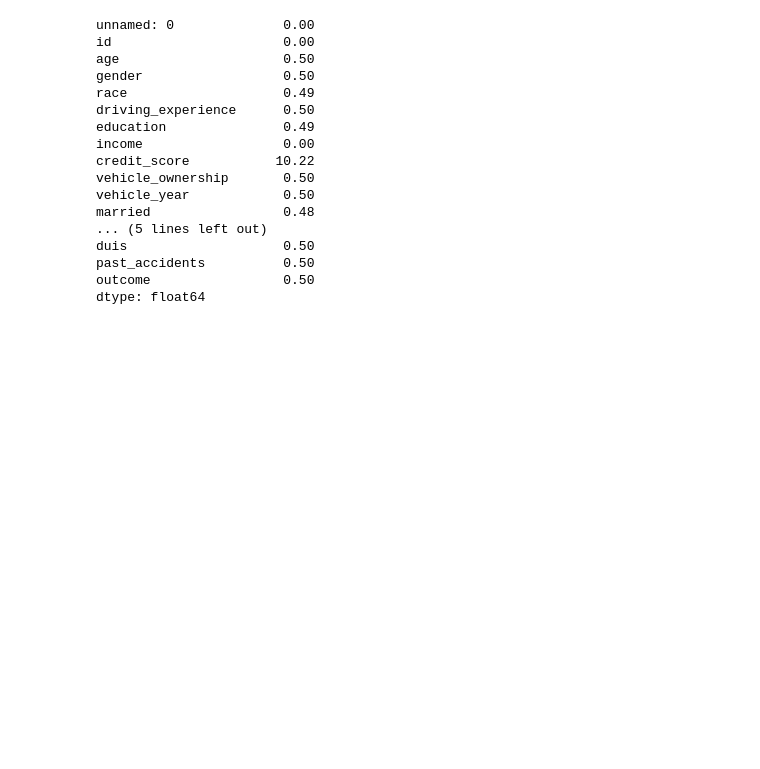
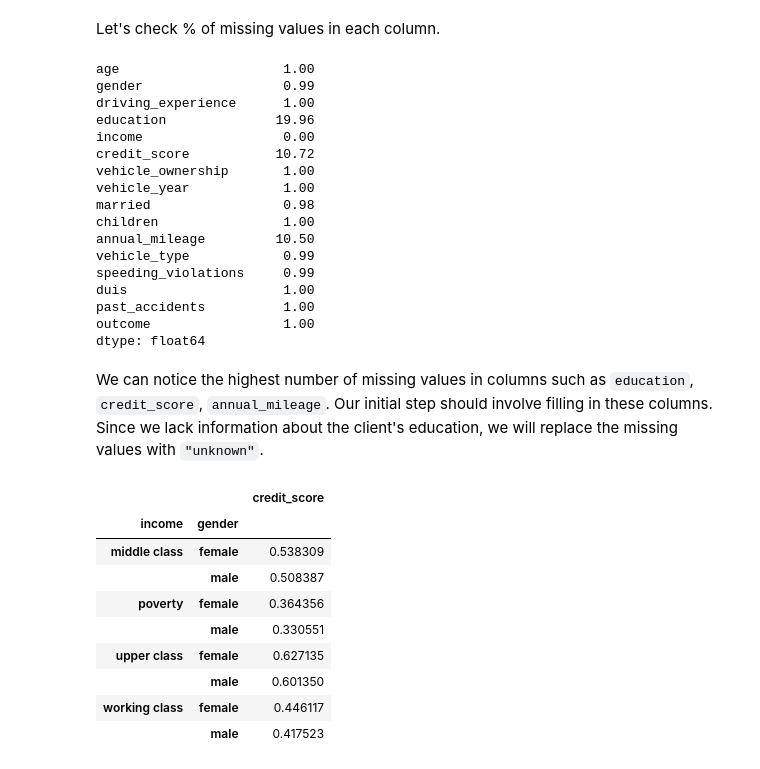
Before and after one commit to mariakyrychok/ds_homeworks, a Jupyter notebook: lec_4/main.ipynb, the cells around one changed output. Cells and saved outputs as stored; diff of their text form; code cells hidden in the pictures; blank space fills up the shorter version.

```diff
--- a/lec_4/main.ipynb
+++ b/lec_4/main.ipynb
@@ -105,0 +153,2 @@ dtype: int64
+# %%
+claims.drop(['unnamed: 0', 'id', 'postal_code', 'race'], axis=1, inplace=True)
@@ -105,0 +158,2 @@ dtype: int64
+# %%
+claims.replace('none', np.nan, inplace=True)
@@ -106,20 +162,44 @@ dtype: int64
+# %%
+float_columns = ['credit_score', 'speeding_violations', 'past_accidents', 'outcome', 'vehicle_ownership', 'married', 'children', 'duis', 'children', 'annual_mileage']
+
+for col in float_columns:
+    claims[col] = claims[col].astype('float')
+# %% [markdown]
+Let's check % of missing values in each column.
 # %%
-(claims.isnull().sum()/(len(claims)))*100
+(claims.isnull().sum()/(len(claims)))*100.
 # %% [output]
-unnamed: 0              0.00
-id                      0.00
-age                     0.50
-gender                  0.50
-race                    0.49
-driving_experience      0.50
-education               0.49
+age                     1.00
+gender                  0.99
+driving_experience      1.00
+education              19.96
 income                  0.00
-credit_score           10.22
-vehicle_ownership       0.50
-vehicle_year            0.50
-married                 0.48
-... (5 lines left out)
-duis                    0.50
-past_accidents          0.50
-outcome                 0.50
+credit_score           10.72
+vehicle_ownership       1.00
+vehicle_year            1.00
+married                 0.98
+children                1.00
+annual_mileage         10.50
+vehicle_type            0.99
+speeding_violations     0.99
+duis                    1.00
+past_accidents          1.00
+outcome                 1.00
 dtype: float64
+# %% [markdown]
+We can notice the highest number of missing values in columns such as `education`, `credit_score`, `annual_mileage`. Our initial step should involve filling in these columns. Since we lack information about the client's education, we will replace the missing values with `"unknown"`.
+# %%
+claims['education'].fillna('unknown',inplace=True)
+# %%
+claims.pivot_table(index=['income', 'gender'], values='credit_score', aggfunc='mean')
+# %% [output]
+|  |  | credit_score |
+| income | gender |  |
+| middle class | female | 0.538309 |
+|  | male | 0.508387 |
+| poverty | female | 0.364356 |
+|  | male | 0.330551 |
+| upper class | female | 0.627135 |
+|  | male | 0.601350 |
+| working class | female | 0.446117 |
+|  | male | 0.417523 |
```
Also changed, not shown: parts of 24 cells of this notebook, 1 other file.
